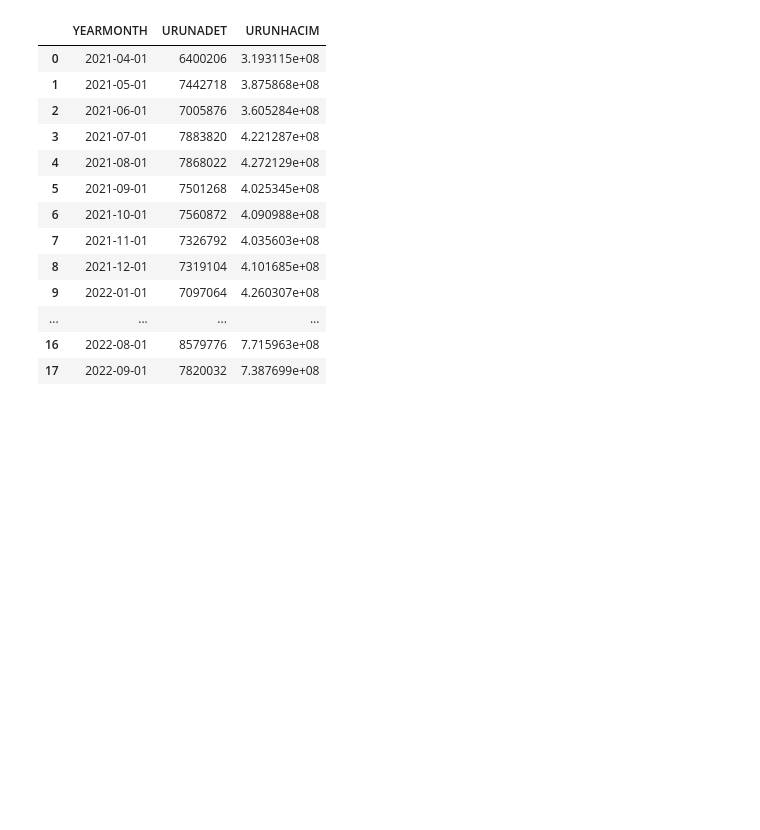
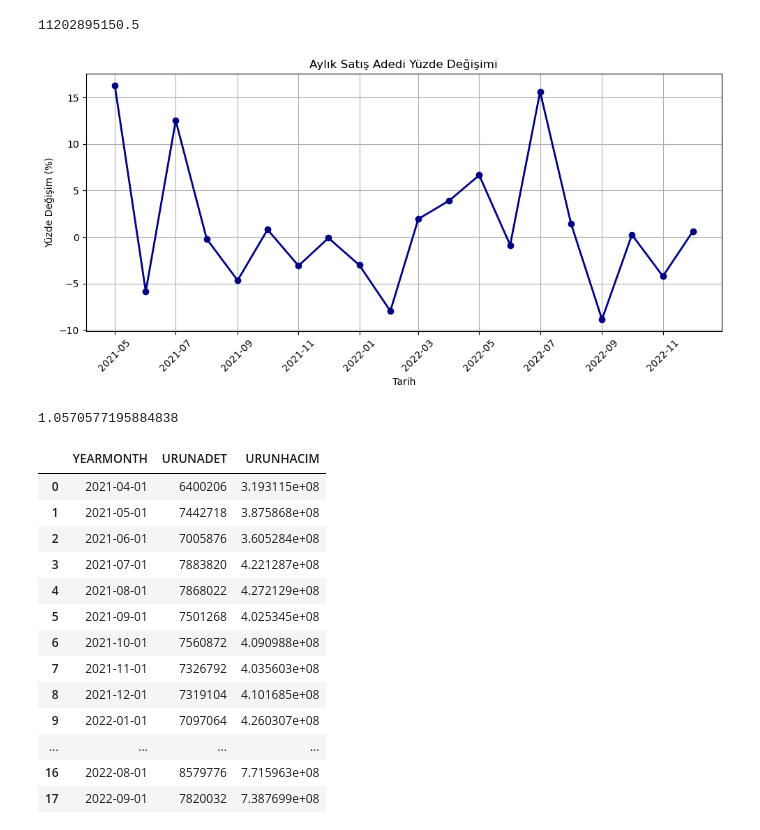
Before and after one commit to keskinyasir/Sales_Performance_Application, a Jupyter notebook: Sales_Perfromance_App_Test.ipynb, the cells around one changed output. Drawn from its saved outputs; the diff is of its cells as text; code cells hidden in the pictures; blank space fills up the shorter version.

```diff
--- a/Sales_Perfromance_App_Test.ipynb
+++ b/Sales_Perfromance_App_Test.ipynb
@@ -11,3 +11,20 @@ excel_file="CASE_SATIS_2021-22.xlsx"
 df_sales = pd.read_excel(excel_file, sheet_name="SATIŞ")
 df_cross = pd.read_excel(excel_file, sheet_name="ÇAPRAZ SATIŞ")
 df_demo = pd.read_excel(excel_file, sheet_name="ILCE DEMOGRAFI")
+# %%
+# Eğer integer ise:
+df_cross["DEALER_CODE"] = df_cross["DEALER_CODE"] // 10
+
+# 2. Tarih kolonlarını hizala
+df_sales["AY"]   = df_sales["YEARMONTH"].astype(str)
+df_cross["AY"]   = df_cross["AY"].astype(str)
+
+# 3. Birleştirme: Sales + Cross
+df = pd.merge(df_sales, df_cross.drop(columns=["AY"]), on="DEALER_CODE", how="left")
+
+# 4. Birleştirme: ürüne demografi
+df = pd.merge(df, df_demo, left_on="CITY", right_on="IL", how="left")
+
+# 5. Hedef ve özellikler
+#    - hedef: 'KANAL' (DIJITAL=1, FIZIKSEL=0)
+#    - öznitelikler: URUNADET, URUNHACIM, ABONE_*, ÇAPRAZ_*, demografi sütunları
@@ -14,3 +166,7 @@ df_demo = pd.read_excel(excel_file, sheet_name="ILCE DEMOGRAFI")
+# %%
+total_hacim
+# %% [output]
+11202895150.5
 # %%
 
 # 1. Veriyi yükle
@@ -30,3 +189,24 @@ low_perf = branches[branches['URUNADET'] <= branches['URUNADET'].quantile(0.1)]
+# %%
+import matplotlib.pyplot as plt
+# Yüzde değişim hesaplama
+data = monthly.set_index('YEARMONTH')
+pct_changes = data['URUNADET'].pct_change() * 100
+# Grafiği çizme
+plt.figure(figsize=(10,5))
+plt.plot(pct_changes.index, pct_changes.values, color='#000080', marker='o', linewidth=2)
+plt.title('Aylık Satış Adedi Yüzde Değişimi')
+plt.xlabel('Tarih')
+plt.ylabel('Yüzde Değişim (%)')
+plt.grid(True)
+plt.xticks(rotation=45)
+plt.tight_layout()
+plt.show()
+# %% [output]
+[figure, added]
+# %%
+avg_monthly_growth
+# %% [output]
+1.0570577195884838
 # %%
 monthly
 # %% [output]
```
Also changed, not shown: parts of 5 cells of this notebook, 1 other file.
